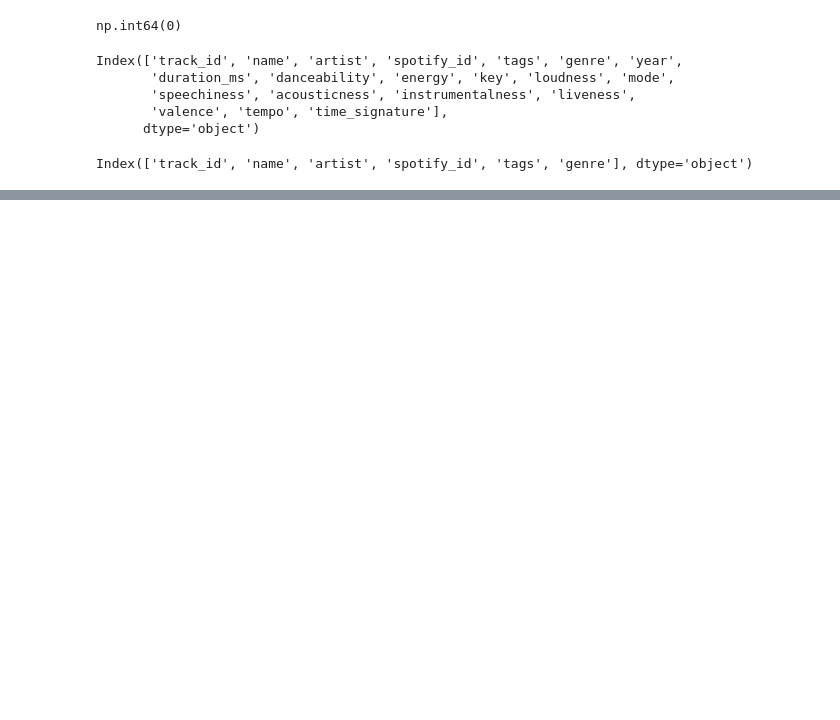
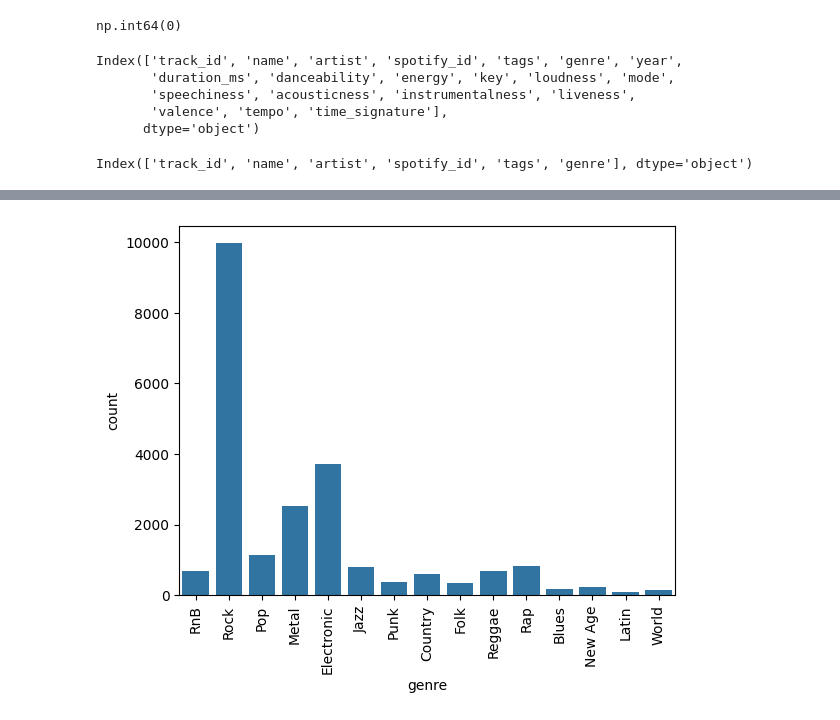
Before and after one commit to yaseenddar/Hybrid-Recommendation-system, a Jupyter notebook: EDA_spotify.ipynb, the cells around one changed output, grey strips where cells are left out. Drawn from its saved outputs; the diff is of its cells as text; code cells hidden in the pictures; blank space fills up the shorter version.

```diff
--- a/EDA_spotify.ipynb
+++ b/EDA_spotify.ipynb
@@ -235,0 +245,8 @@ Index(['track_id', 'name', 'artist', 'spotify_id', 'tags', 'genre'], dtype='obje
+# %%
+# Countplot of genre
+
+sns.countplot(df_songs,x="genre")
+plt.xticks(rotation=90)
+plt.show()
+# %% [output]
+[figure, added]
```
Also changed, not shown: parts of 17 cells of this notebook.
